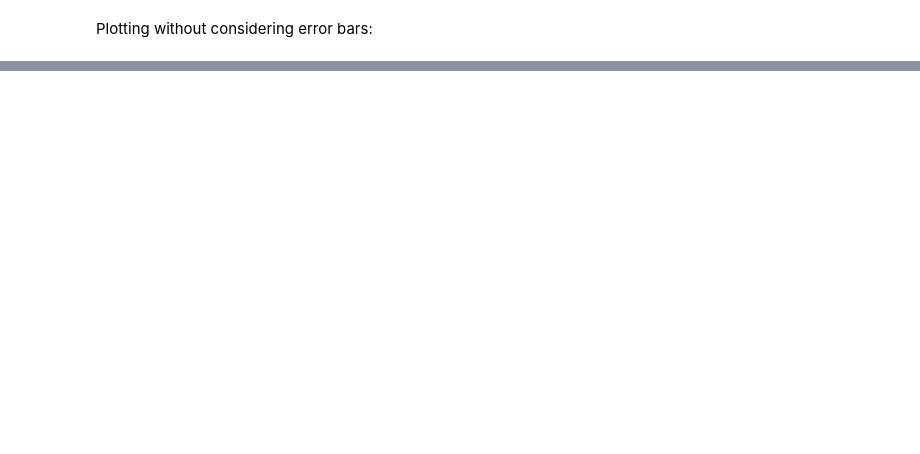
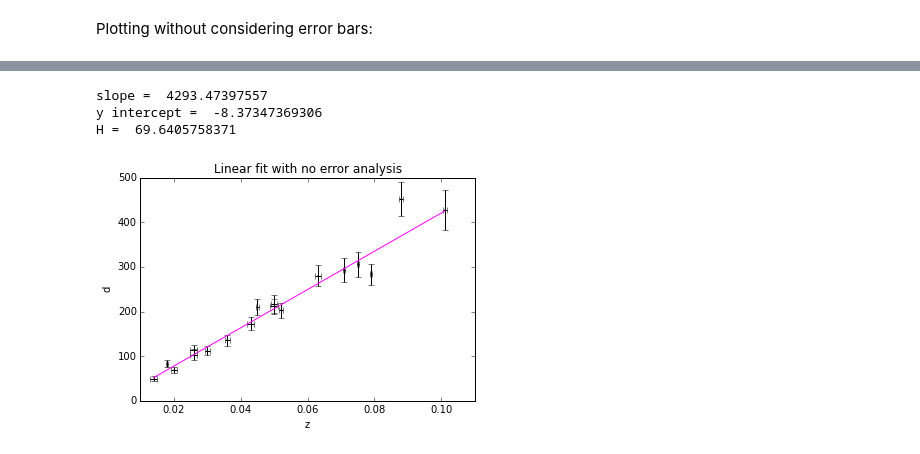
Before and after one commit to stephtdouglas/nyc_prep, a Jupyter notebook: hubble/hubble_plot.ipynb, the cells around one changed output, grey strips where cells are left out. Drawn from its saved outputs; the diff is of its cells as text; code cells hidden in the pictures; blank space fills up the shorter version.

```diff
--- a/hubble/hubble_plot.ipynb
+++ b/hubble/hubble_plot.ipynb
@@ -37,0 +83,48 @@ plt.ylabel('$\mu$')
+# %%
+# now fit with orthogonal distance regression (odr) - using both dimensions of error
+
+def f(B, x):
+    '''Linear function y = m*x + b'''
+    # B is a vector of the parameters.
+    # x is an array of the current x values.
+    # x is in the same format as the x passed to Data or RealData.
+    #
+    # Return an array in the same format as y passed to Data or RealData.
+    return B[0]*x + B[1]
+
+linear_model = scipy.odr.Model(f) #create a model
+mydata = scipy.odr.RealData(z, d, sx=z_err, sy=d_err) # Create a data instance (?)
+'''
+beta is the array of your parameters:
+for a line,
+B[0] = slope
+B[1] = y-intercept
+beta0 is the array of your initial guesses for the each parameter. beta0=[slope0,yint0]
+What do you think the slope should be? What do you think the y-intercept should be?
+'''
+beta0 = [c/70.,0.]
+myodr = scipy.odr.ODR(mydata, linear_model, beta0=beta0) # Instantiate ODR with your data, model and initial parameter estimate.
+
+fit = myodr.run()
+#fit.pprint()
+
+beta = fit.beta # get the final parameters in an array called beta
+betastd = fit.sd_beta # get the standard deviation of the parameters
+
+# beta[0] = slope
+# beta[1] = y-intercept
+
+plt.errorbar((z),d,xerr=z_err,yerr=d_err,marker='.',markersize=.9,linestyle='none',color='black')
+plt.plot(z,f(beta,z),color='magenta')
+plt.title('Linear fit with no error analysis')
+plt.xlabel('z')
+plt.ylabel('d')
+
+print 'slope = ', beta[0]
+print 'y intercept = ', beta[1]
+print 'H = ', c/beta[0]
+# %% [output]
+slope =  4293.47397557
+y intercept =  -8.37347369306
+H =  69.6405758371
+[figure, added]
```
Also changed, not shown: parts of 8 cells of this notebook, 1 other file.
